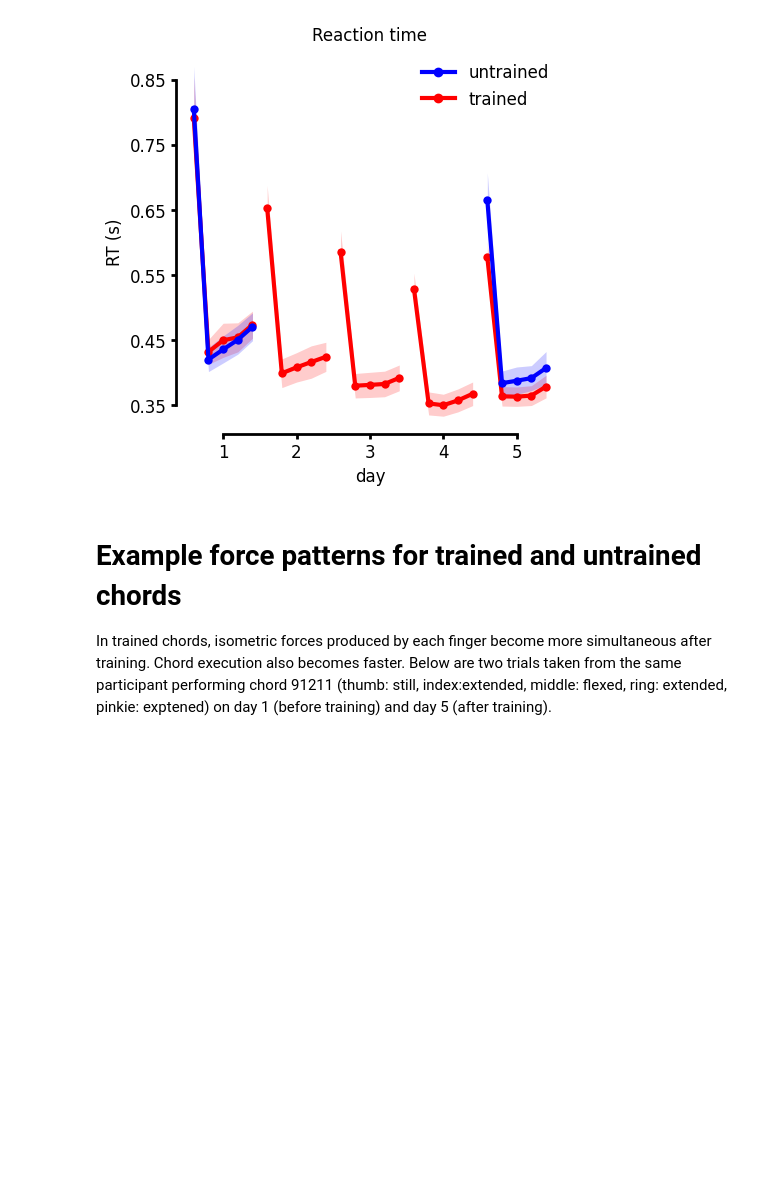
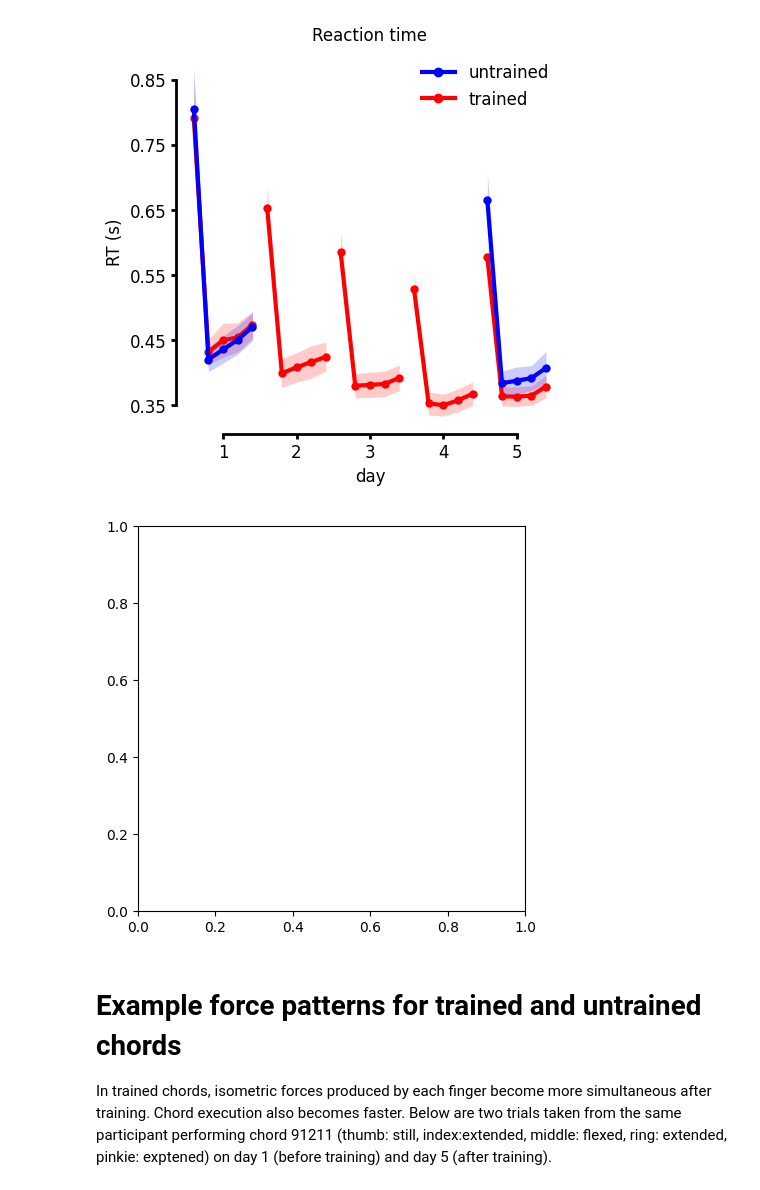
Before and after one commit to mnlmrc/extension-flexion-chords, a Jupyter notebook: notebooks/main.ipynb, the cells around one changed output. Saved outputs shown, nothing was run; the diff lists cells and outputs as text; code cells hidden in the pictures; blank space fills up the shorter version.

```diff
--- a/notebooks/main.ipynb
+++ b/notebooks/main.ipynb
@@ -85,6 +85,17 @@ axs.set_yticks(np.linspace(.35, .85, 6))
 decor(axs=axs, fontsize=fontsize, ybounds=(.35, .85), xbounds=(8, 28), spines_width=2)
 # %% [output]
 [figure]
+# %%
+metrics = pd.read_csv(os.path.join(gl.baseDir, experiment, 'metrics.tsv'), sep='\t')
+
+fig, axs = plt.subplots(figsize=(5, 5))
+
+offset = 5
+metrics['offset'] = metrics['repetition'] + metrics['day'] * offset
+
+metrics = metrics.groupby(['chord', 'participant_id', 'day', 'repetition']).mean(numeric_only='True').reset_index()
+# %% [output]
+[figure, added]
 # %% [markdown]
 # **Example force patterns for trained and untrained chords**
 In trained chords, isometric forces produced by each finger become more simultaneous after training. Chord execution also becomes faster. Below are two trials taken from the same participant performing chord 91211 (thumb: still, index:extended, middle: flexed, ring: extended, pinkie: exptened) on day 1 (before training) and day 5 (after training).
```
